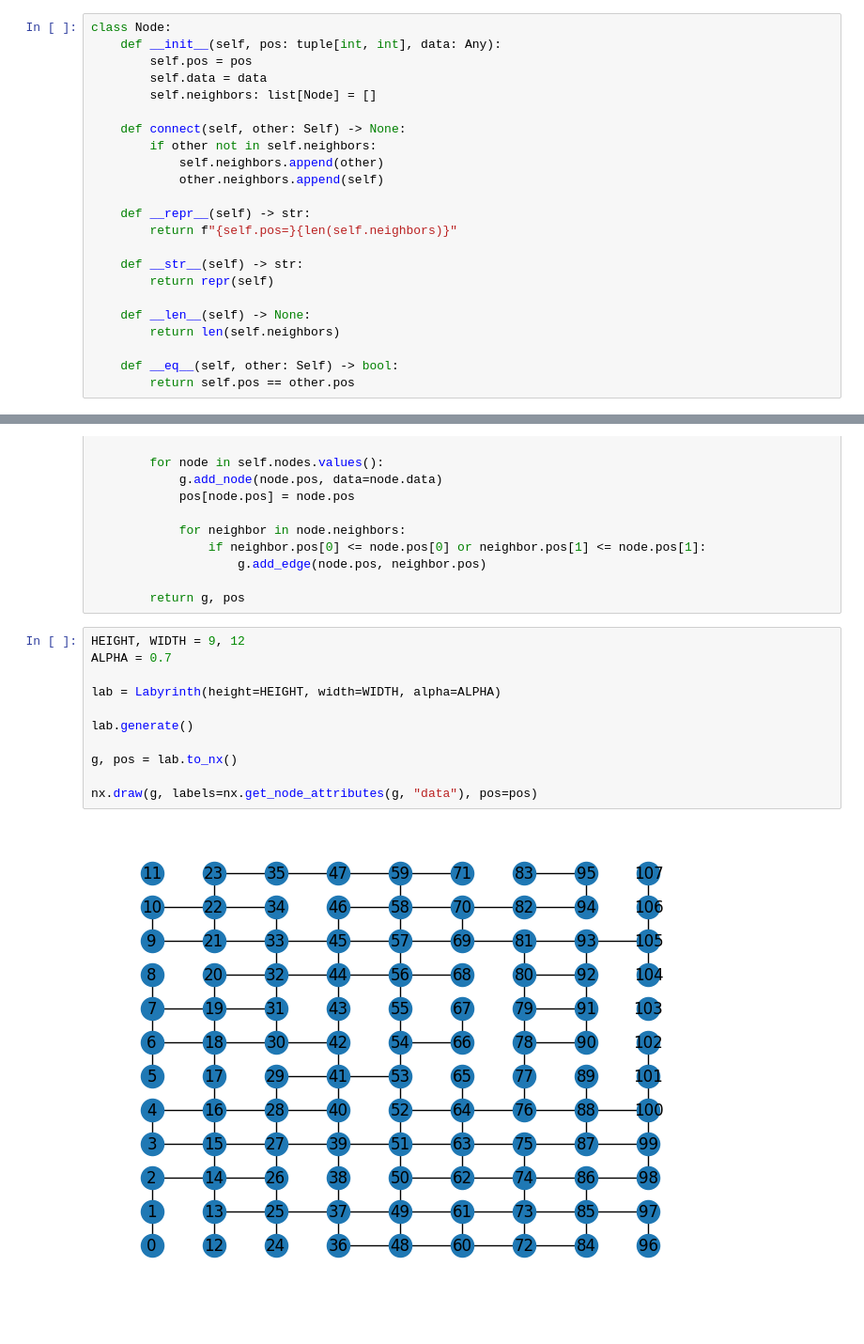
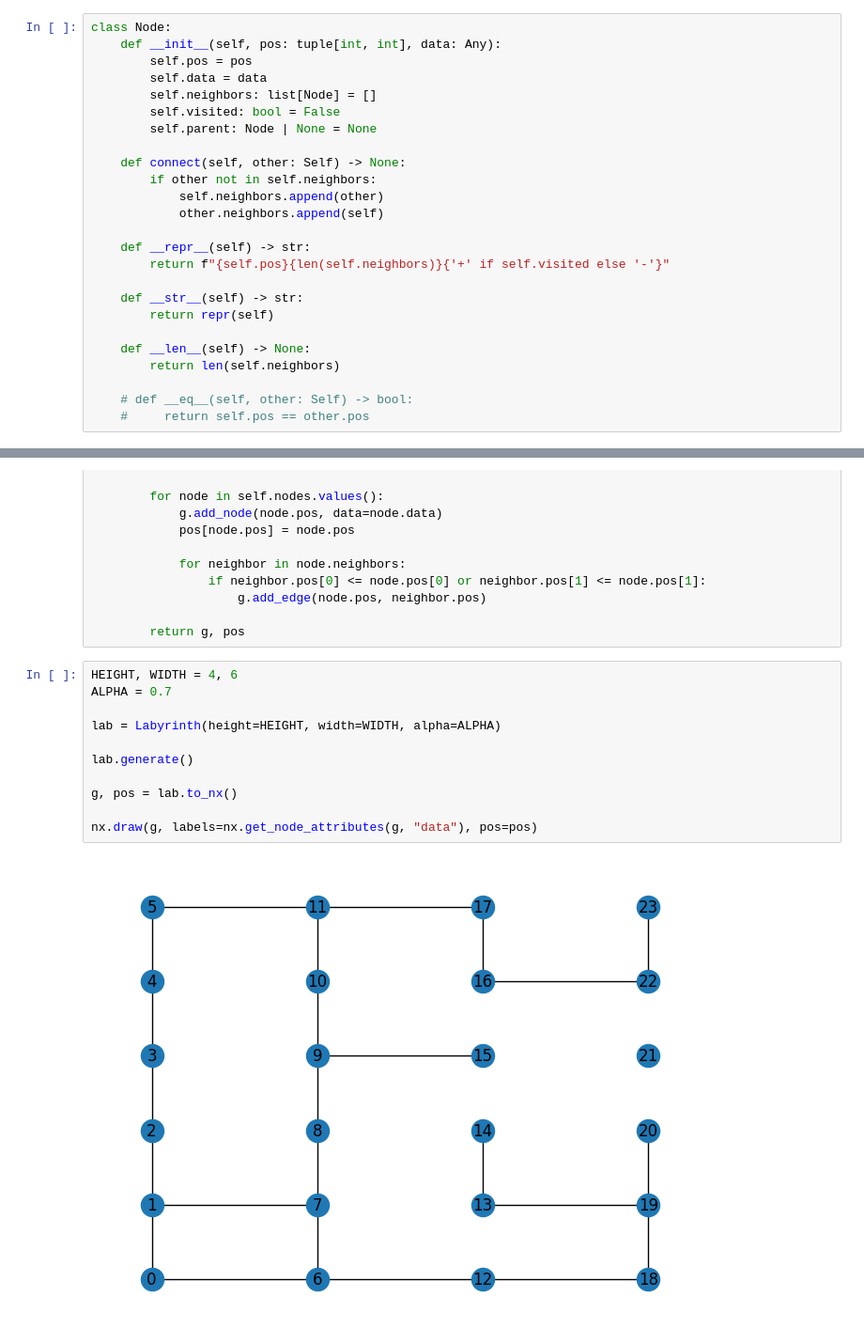
Before and after one commit to sh-am-si/algorithms, a Jupyter notebook: notebooks/nb_grok_dfs.ipynb, the cells around one changed output, grey strips where cells are left out. Shown at 94% size. Drawn from its saved outputs; the diff is of its cells as text.

```diff
--- a/notebooks/nb_grok_dfs.ipynb
+++ b/notebooks/nb_grok_dfs.ipynb
@@ -16,6 +16,8 @@ class Node:
         self.pos = pos
         self.data = data
         self.neighbors: list[Node] = []
+        self.visited: bool = False
+        self.parent: Node | None = None
 
     def connect(self, other: Self) -> None:
         if other not in self.neighbors:
@@ -23,7 +25,7 @@ class Node:
             other.neighbors.append(self)
 
     def __repr__(self) -> str:
-        return f"{self.pos=}{len(self.neighbors)}"
+        return f"{self.pos}{len(self.neighbors)}{'+' if self.visited else '-'}"
 
     def __str__(self) -> str:
         return repr(self)
@@ -31,8 +33,8 @@ class Node:
     def __len__(self) -> None:
         return len(self.neighbors)
 
-    def __eq__(self, other: Self) -> bool:
-        return self.pos == other.pos
+    # def __eq__(self, other: Self) -> bool:
+    #     return self.pos == other.pos
 # %%
 class Labyrinth:
     def __init__(self, height: int, width: int, alpha: float=0.6):
@@ -77,15 +79,15 @@ class Labyrinth:
 
         return g, pos
 # %%
-HEIGHT, WIDTH = 9, 12
+HEIGHT, WIDTH = 4, 6
 ALPHA = 0.7
 
 lab = Labyrinth(height=HEIGHT, width=WIDTH, alpha=ALPHA)
 
 lab.generate()
 
 g, pos = lab.to_nx()
 
 nx.draw(g, labels=nx.get_node_attributes(g, "data"), pos=pos)
 # %% [output]
-[figure, old version]
+[figure, new version]
```
Also changed, not shown: parts of 10 cells of this notebook, 12 other files.
